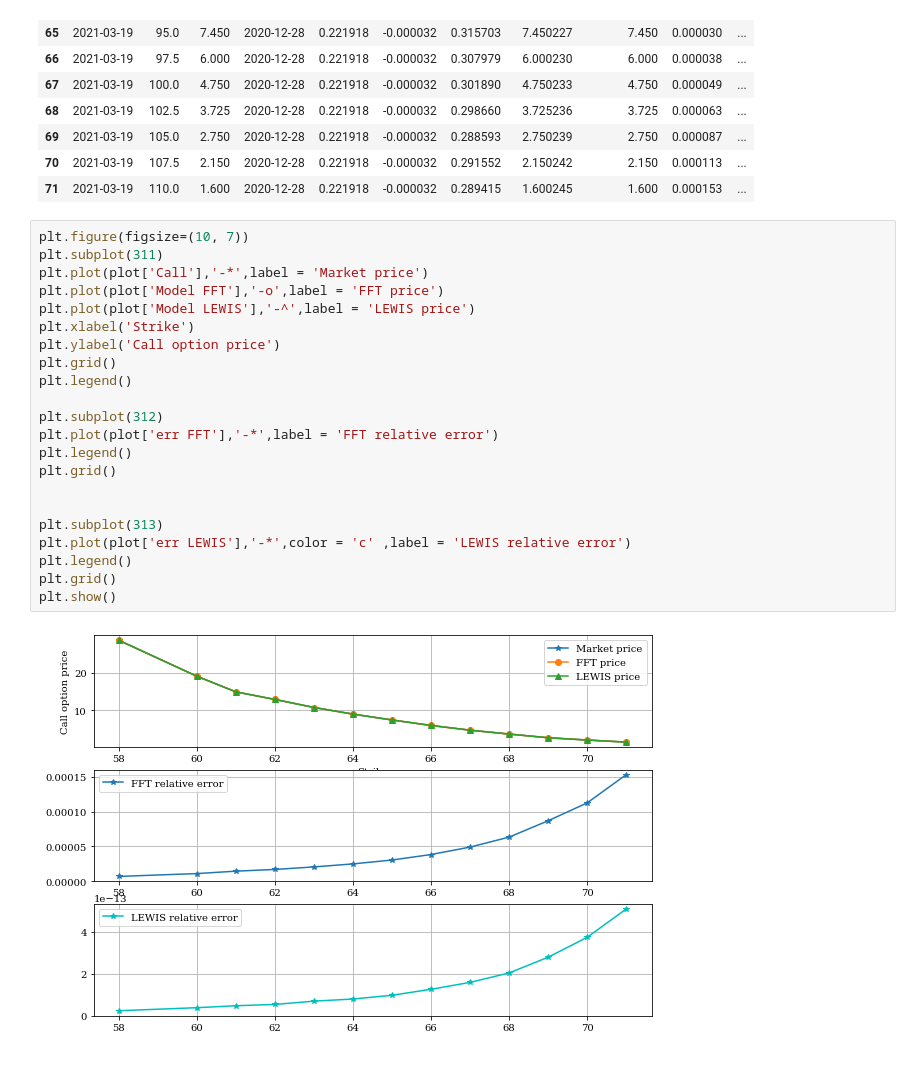
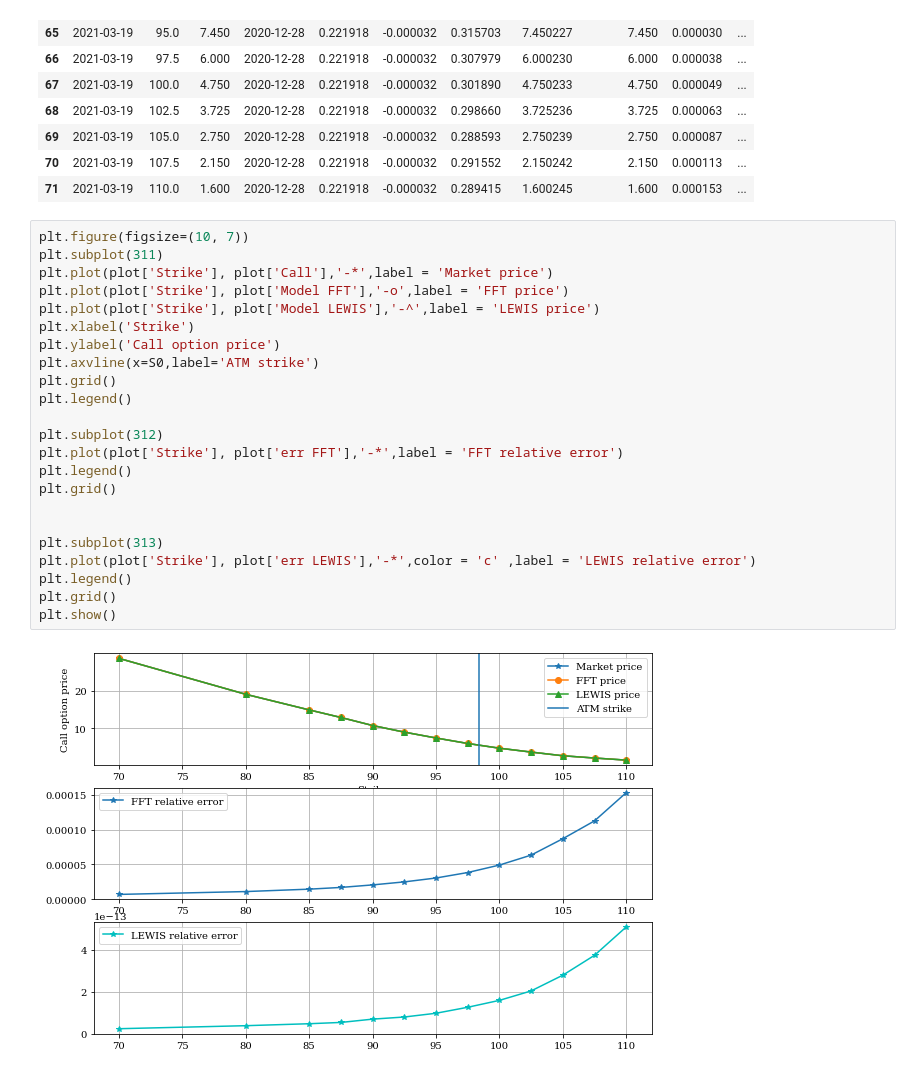
Before and after one commit to MortenWillendrup/FFT-Method-Option-Pricing, a Jupyter notebook: BSM_calibration.ipynb, the cells around one changed output. Saved outputs shown, nothing was run; the diff lists cells and outputs as text.

```diff
--- a/BSM_calibration.ipynb
+++ b/BSM_calibration.ipynb
@@ -163,24 +163,25 @@ plot
 # %%
 plt.figure(figsize=(10, 7))
 plt.subplot(311)
-plt.plot(plot['Call'],'-*',label = 'Market price')
-plt.plot(plot['Model FFT'],'-o',label = 'FFT price')
-plt.plot(plot['Model LEWIS'],'-^',label = 'LEWIS price')
+plt.plot(plot['Strike'], plot['Call'],'-*',label = 'Market price')
+plt.plot(plot['Strike'], plot['Model FFT'],'-o',label = 'FFT price')
+plt.plot(plot['Strike'], plot['Model LEWIS'],'-^',label = 'LEWIS price')
 plt.xlabel('Strike')
 plt.ylabel('Call option price')
+plt.axvline(x=S0,label='ATM strike')
 plt.grid()
 plt.legend()
 
 plt.subplot(312)
-plt.plot(plot['err FFT'],'-*',label = 'FFT relative error')
+plt.plot(plot['Strike'], plot['err FFT'],'-*',label = 'FFT relative error')
 plt.legend()
 plt.grid()
 
 
 plt.subplot(313)
-plt.plot(plot['err LEWIS'],'-*',color = 'c' ,label = 'LEWIS relative error')
+plt.plot(plot['Strike'], plot['err LEWIS'],'-*',color = 'c' ,label = 'LEWIS relative error')
 plt.legend()
 plt.grid()
 plt.show()
 # %% [output]
-[figure, old version]
+[figure, new version]
```
